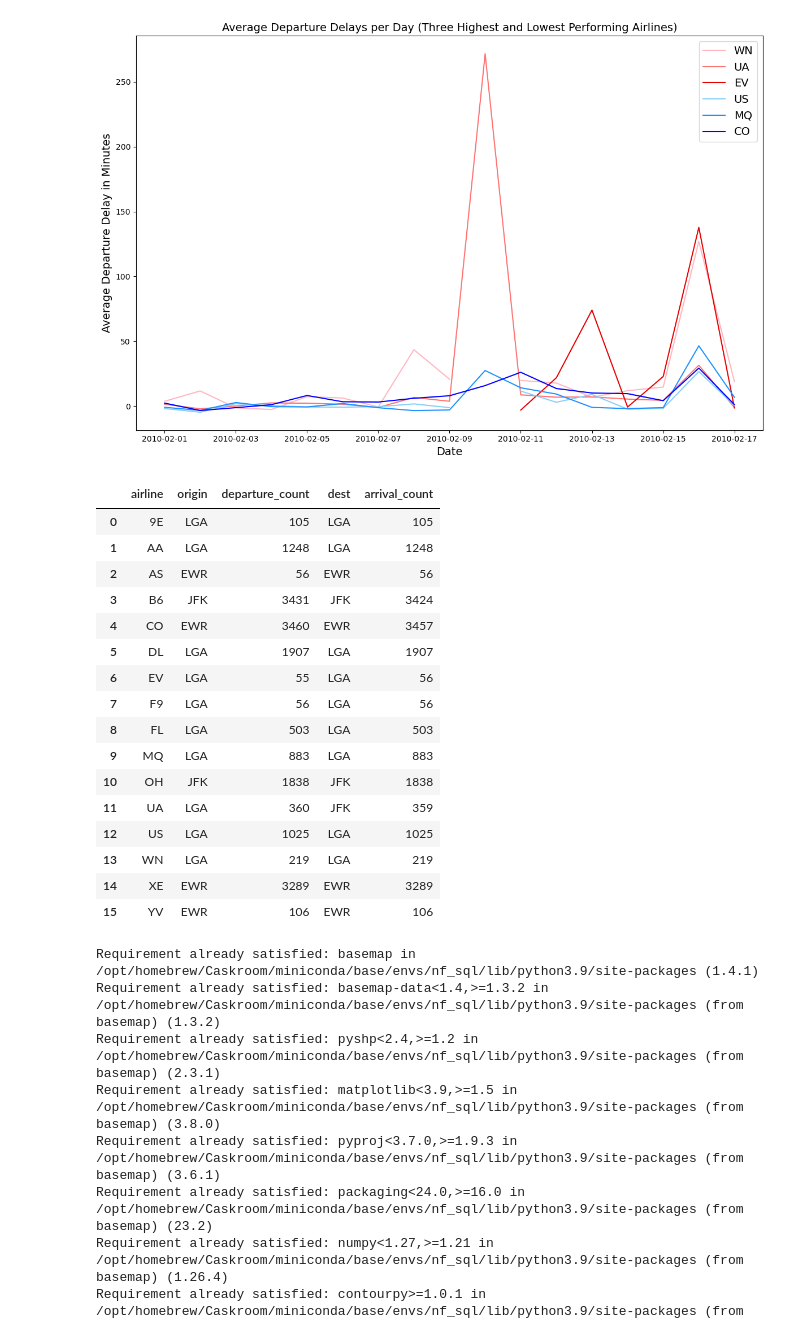
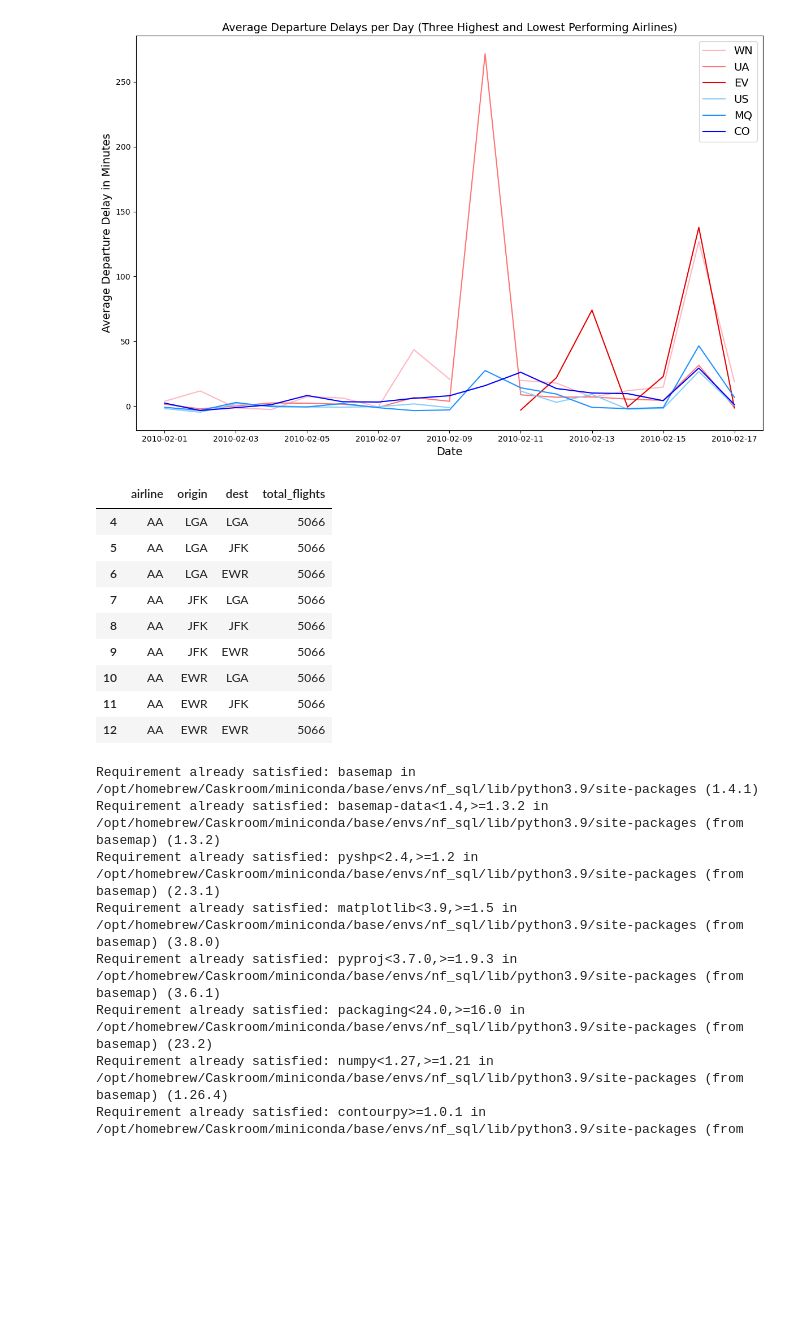
Before and after one commit to susanneferschl/da-sql-api-project-group-2_sf, a Jupyter notebook: trinas_folder/hypo_3 copy.ipynb, the cells around one changed output. Drawn from its saved outputs; the diff is of its cells as text; code cells hidden in the pictures; blank space fills up the shorter version.

```diff
--- a/trinas_folder/hypo_3 copy.ipynb
+++ b/trinas_folder/hypo_3 copy.ipynb
@@ -259,8 +259,8 @@ departure_counts = flights.groupby(['airline', 'origin']).size().reset_index(nam
 # Filter departure counts for selected airports
 departure_counts_selected = departure_counts[departure_counts['origin'].isin(selected_airports)]
 
-# Find the most used departure airport for each airline
-most_used_departure = departure_counts_selected.loc[departure_counts_selected.groupby('airline')['departure_count'].idxmax()]
+# Find the three most used departure airports for each airline
+most_used_departure = departure_counts_selected.groupby('airline').apply(lambda x: x.nlargest(3, 'departure_count')).reset_index(drop=True)
 
 # Group by 'airline' and 'dest' columns, then count the occurrences of each airport for arrival
 arrival_counts = flights.groupby(['airline', 'dest']).size().reset_index(name='arrival_count')
@@ -268,32 +268,33 @@ arrival_counts = flights.groupby(['airline', 'dest']).size().reset_index(name='a
 # Filter arrival counts for selected airports
 arrival_counts_selected = arrival_counts[arrival_counts['dest'].isin(selected_airports)]
 
-# Find the most used arrival airport for each airline
-most_used_arrival = arrival_counts_selected.loc[arrival_counts_selected.groupby('airline')['arrival_count'].idxmax()]
+# Find the three most used arrival airports for each airline
+most_used_arrival = arrival_counts_selected.groupby('airline').apply(lambda x: x.nlargest(3, 'arrival_count')).reset_index(drop=True)
 
 # Merge the most used departure and arrival airports into a single DataFrame
 most_used_airports = pd.merge(most_used_departure, most_used_arrival, on='airline', suffixes=('_departure', '_arrival'))
 
-# Display the resulting DataFrame
-most_used_airports
+# Calculate the total number of flights for each airline
+total_flights = flights.groupby('airline').size().reset_index(name='total_flights')
+
+# Merge total number of flights with most used airports
+most_used_airports = pd.merge(most_used_airports, total_flights, on='airline')
+
+# Select columns for the final table
+most_used_airports = most_used_airports[['airline', 'origin', 'dest', 'total_flights']]
-# %% [output]
-|  | airline | origin | departure_count | dest | arrival_count |
-| 0 | 9E | LGA | 105 | LGA | 105 |
-| 1 | AA | LGA | 1248 | LGA | 1248 |
-| 2 | AS | EWR | 56 | EWR | 56 |
-| 3 | B6 | JFK | 3431 | JFK | 3424 |
-| 4 | CO | EWR | 3460 | EWR | 3457 |
-| 5 | DL | LGA | 1907 | LGA | 1907 |
-| 6 | EV | LGA | 55 | LGA | 56 |
-| 7 | F9 | LGA | 56 | LGA | 56 |
-| 8 | FL | LGA | 503 | LGA | 503 |
-| 9 | MQ | LGA | 883 | LGA | 883 |
-| 10 | OH | JFK | 1838 | JFK | 1838 |
-| 11 | UA | LGA | 360 | JFK | 359 |
-| 12 | US | LGA | 1025 | LGA | 1025 |
-| 13 | WN | LGA | 219 | LGA | 219 |
-| 14 | XE | EWR | 3289 | EWR | 3289 |
-| 15 | YV | EWR | 106 | EWR | 106 |
+# %%
+most_used_airports[most_used_airports['airline']=='AA']
+# %% [output]
+|  | airline | origin | dest | total_flights |
+| 4 | AA | LGA | LGA | 5066 |
+| 5 | AA | LGA | JFK | 5066 |
+| 6 | AA | LGA | EWR | 5066 |
+| 7 | AA | JFK | LGA | 5066 |
+| 8 | AA | JFK | JFK | 5066 |
+| 9 | AA | JFK | EWR | 5066 |
+| 10 | AA | EWR | LGA | 5066 |
+| 11 | AA | EWR | JFK | 5066 |
+| 12 | AA | EWR | EWR | 5066 |
 # %%
 pip install basemap
 # %% [output]
```
Also changed, not shown: parts of 1 cell of this notebook.
